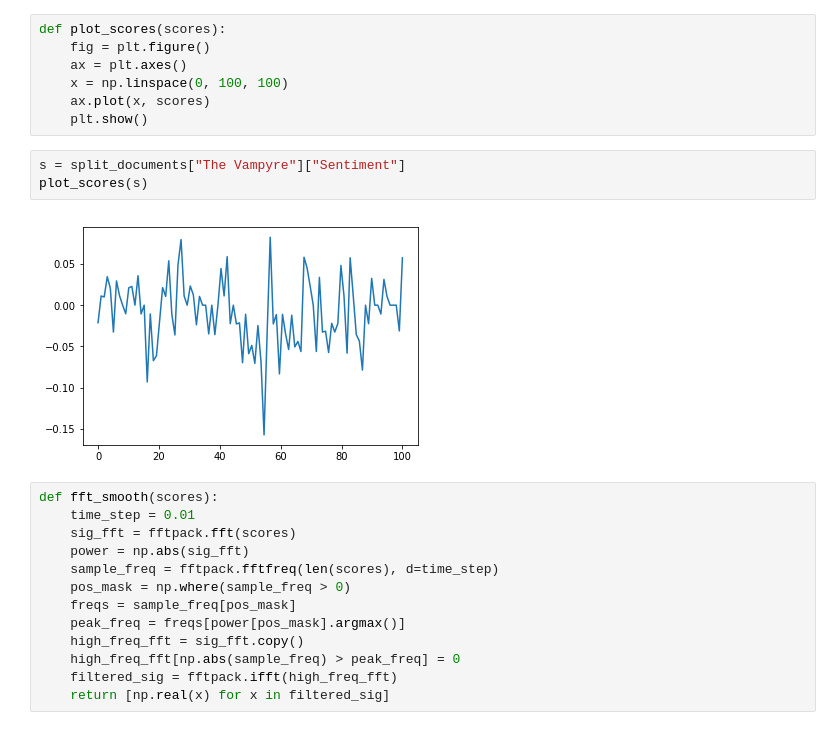
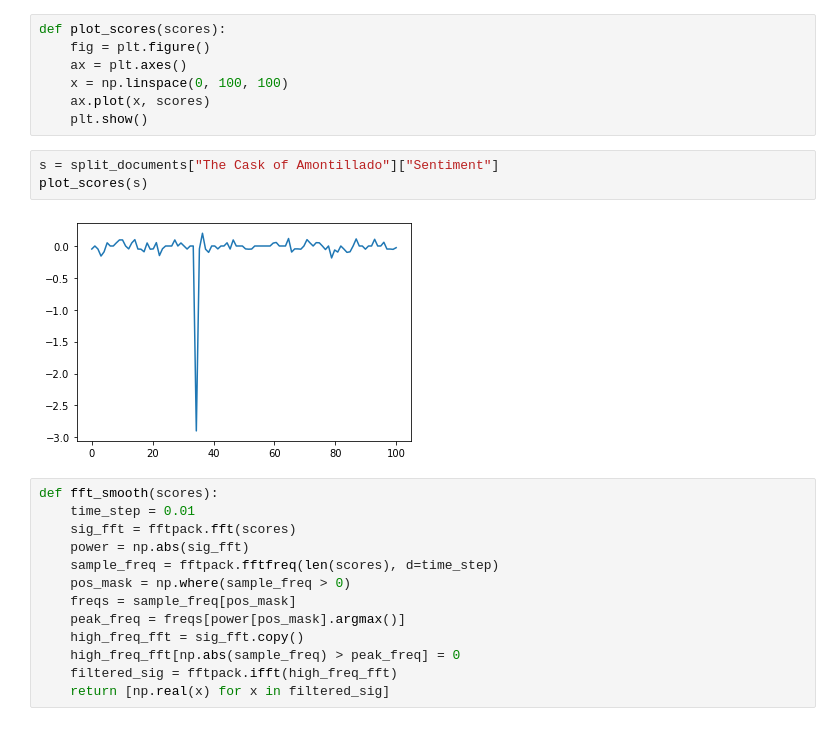
Before and after one commit to ef23/info3350-miniproj, a Jupyter notebook: week9/MiniProject.ipynb, the cells around one changed output. Cells and saved outputs as stored; diff of their text form.

```diff
--- a/week9/MiniProject.ipynb
+++ b/week9/MiniProject.ipynb
@@ -128,10 +129,10 @@ def plot_scores(scores):
     ax.plot(x, scores)
     plt.show()
 # %%
-s = split_documents["The Vampyre"]["Sentiment"]
+s = split_documents["The Cask of Amontillado"]["Sentiment"]
 plot_scores(s)
 # %% [output]
-[figure, old version]
+[figure, new version]
 # %%
 def fft_smooth(scores):
     time_step = 0.01
```
Also changed, not shown: parts of 10 cells of this notebook.
